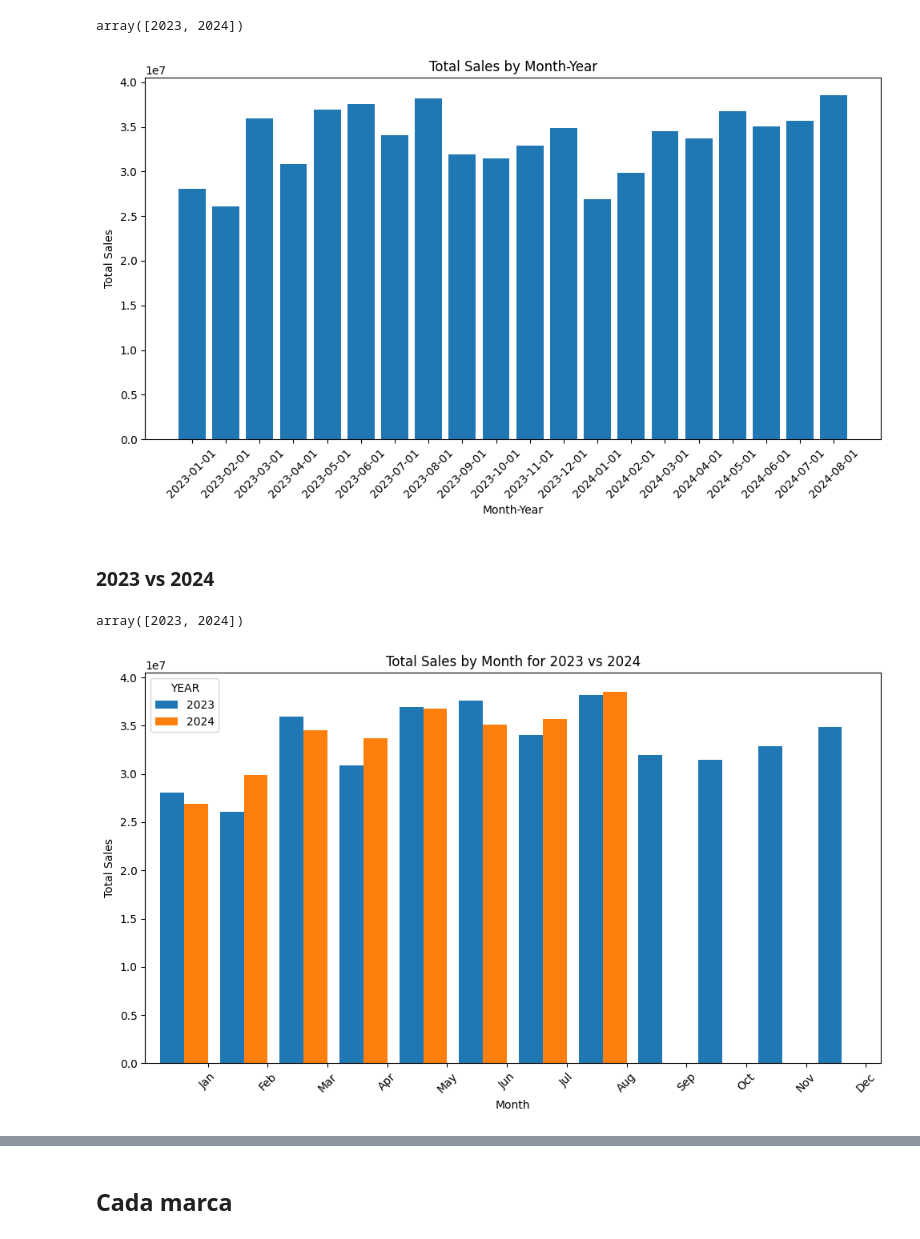
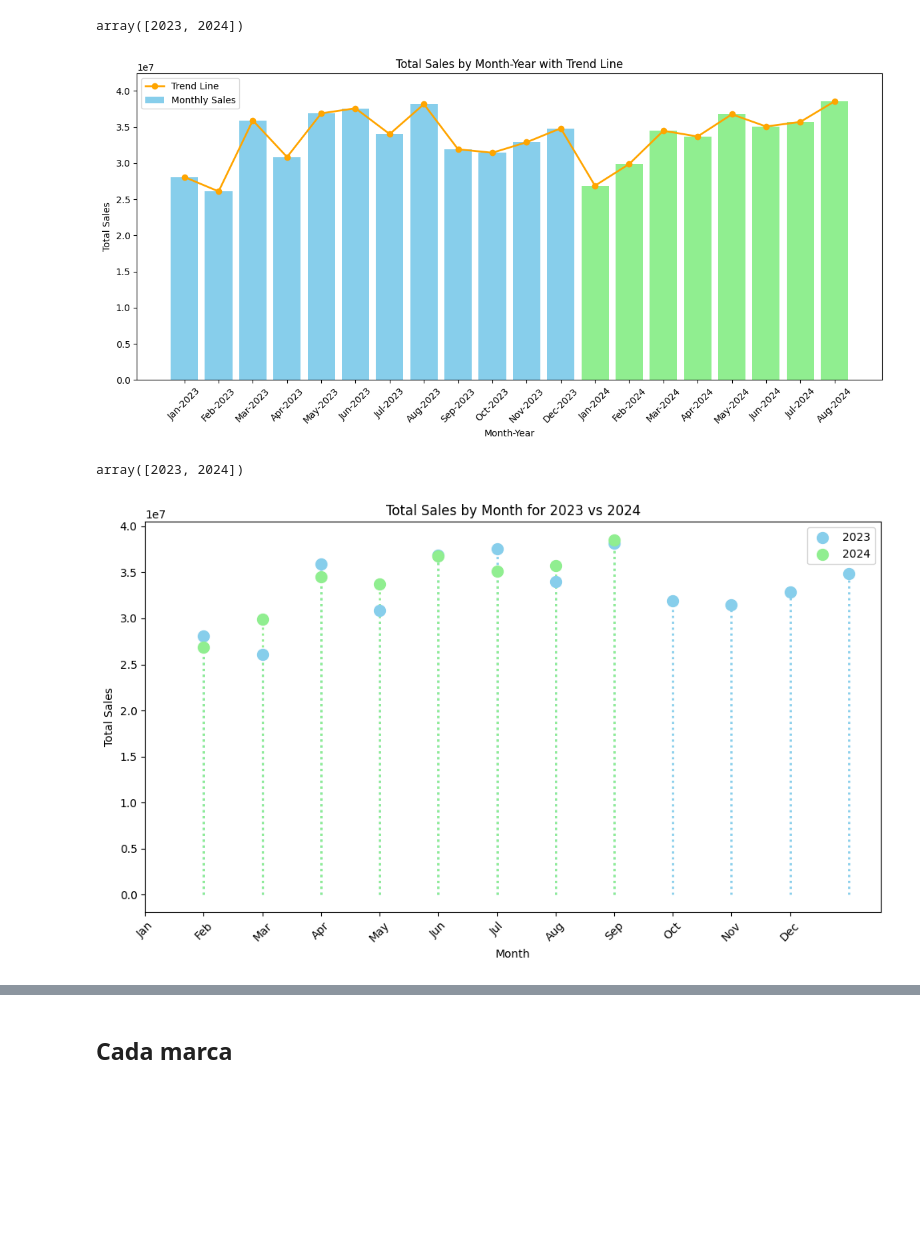
Before and after one commit to anruki/UFV_Visualizacion, a Jupyter notebook: EjerciciosClase/Ventas.ipynb, the cells around one changed output, grey strips where cells are left out. Drawn from its saved outputs; the diff is of its cells as text; code cells hidden in the pictures; blank space fills up the shorter version.

Commit message:
Mejorado los gráficos comparativos de fechas y colores

```diff
--- a/EjerciciosClase/Ventas.ipynb
+++ b/EjerciciosClase/Ventas.ipynb
@@ -594,26 +549,34 @@ actuals['YEAR'].unique()
 # %% [output]
 array([2023, 2024])
 # %%
-# 3. Agrupamos por YearMonth (mes y año) y sumamos AMOUNT
+# Agrupamos por YearMonth (mes y año) y sumamos AMOUNT
 monthly_sales = actuals.groupby('DATE')['AMOUNT'].sum()
 
-# 4. Creamos el gráfico de barras
-plt.figure(figsize=(10, 6))
-plt.bar(monthly_sales.index.astype(str), monthly_sales.values)
+# Determinamos los colores de las barras, usando 'skyblue' para 2023 y 'lightgreen' para 2024
+colors = ['skyblue' if date.year == 2023 else 'lightgreen' for date in monthly_sales.index]
 
-# 5. Etiquetas y título
+# Creamos el gráfico de barras con los colores diferenciados
+plt.figure(figsize=(12, 6))
+plt.bar(monthly_sales.index.strftime('%b-%Y'), monthly_sales.values, color=colors, label='Monthly Sales')  # Barras de ventas con nombres de meses
+
+# Añadimos una línea de tendencia sobre las barras
+plt.plot(monthly_sales.index.strftime('%b-%Y'), monthly_sales.values, color='orange', marker='o', linestyle='-', linewidth=2, label='Trend Line')  # Línea de tendencia
+
+# Configuramos para que el gráfico inicie desde el (0,0)
+plt.ylim(0, max(monthly_sales.values) * 1.1)  # Agregamos un margen superior para que se vea mejor
+
+# Etiquetas y título
 plt.xlabel('Month-Year')
 plt.ylabel('Total Sales')
-plt.title('Total Sales by Month-Year')
+plt.title('Total Sales by Month-Year with Trend Line')
 plt.xticks(rotation=45)  # Rotamos las etiquetas del eje X para mejor visibilidad
+plt.legend()  # Muestra la leyenda para diferenciar barras y línea de tendencia
 
 # Mostramos el gráfico
 plt.tight_layout()
 plt.show()
 # %% [output]
-[figure, old version]
+[figure, new version]
-# %% [markdown]
-### 2023 vs 2024
 # %%
 actuals['YEAR'].unique()
 # %% [output]
@@ -622,11 +585,16 @@ array([2023, 2024])
 # 2. Agrupamos por MONTH y YEAR, y sumamos las ventas (AMOUNT)
 monthly_sales = actuals.groupby(['MONTH', 'YEAR'])['AMOUNT'].sum().unstack()
 
-# 3. Creamos el gráfico de barras agrupadas (side-by-side)
+# 3. Creamos el gráfico de piruletas (gráfico de puntos con líneas verticales)
 plt.figure(figsize=(10, 6))
 
-# Graficamos las barras
-monthly_sales.plot(kind='bar', width=0.8, position=1, ax=plt.gca())
+# Graficamos los puntos (sin líneas) para 2023 y 2024
+plt.scatter(monthly_sales.index, monthly_sales[2023], color='skyblue', s=100, label='2023', zorder=5)
+plt.scatter(monthly_sales.index, monthly_sales[2024], color='lightgreen', s=100, label='2024', zorder=5)
+
+# Añadimos las líneas verticales para los puntos
+plt.vlines(monthly_sales.index, 0, monthly_sales[2023], colors='skyblue', linewidth=2, linestyles='dotted', zorder=1)
+plt.vlines(monthly_sales.index, 0, monthly_sales[2024], colors='lightgreen', linewidth=2, linestyles='dotted', zorder=1)
 
 # 4. Etiquetas y título
 plt.xlabel('Month')
@@ -634,10 +602,13 @@ plt.ylabel('Total Sales')
 plt.title('Total Sales by Month for 2023 vs 2024')
 
 # Añadimos etiquetas en el eje X con los nombres de los meses
-plt.xticks(ticks=range(12), labels=['Jan', 'Feb', 'Mar', 'Apr', 'May', 'Jun', 'Jul', 'Aug', 'Sep', 'Oct', 'Nov', 'Dec'], rotation=45)
+plt.xticks(ticks=range(12), labels=['Jan', 'Feb', 'Mar', 'Apr', 'May', 'Jun', 'Jul', 'Aug', 'Sep', 'Oct', 'Nov', 'Dec'], rotation=0)
+
+# Añadimos una leyenda
+plt.legend()
 
 # Mostramos el gráfico
 plt.tight_layout()
 plt.show()
 # %% [output]
-[figure, old version]
+[figure, new version]
```
Also changed, not shown: parts of 19 cells of this notebook.
